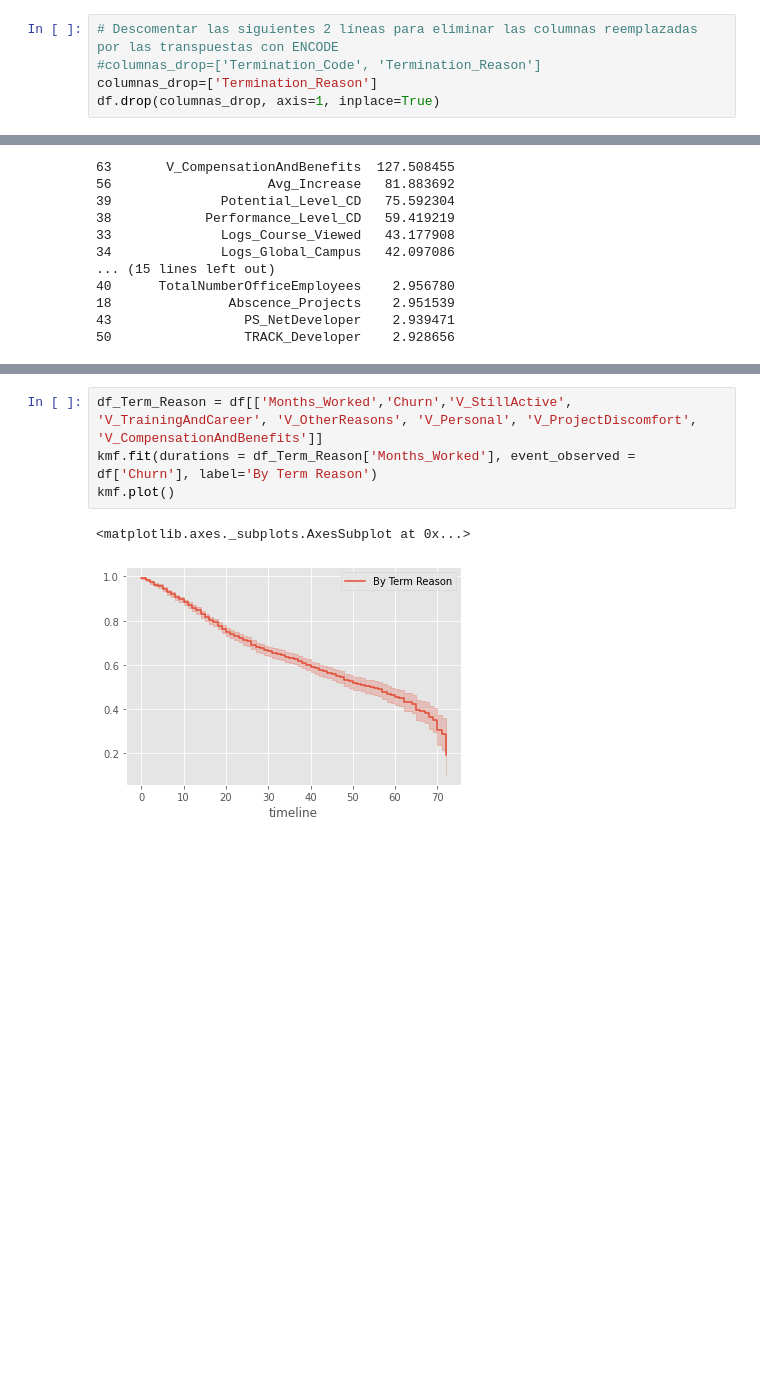
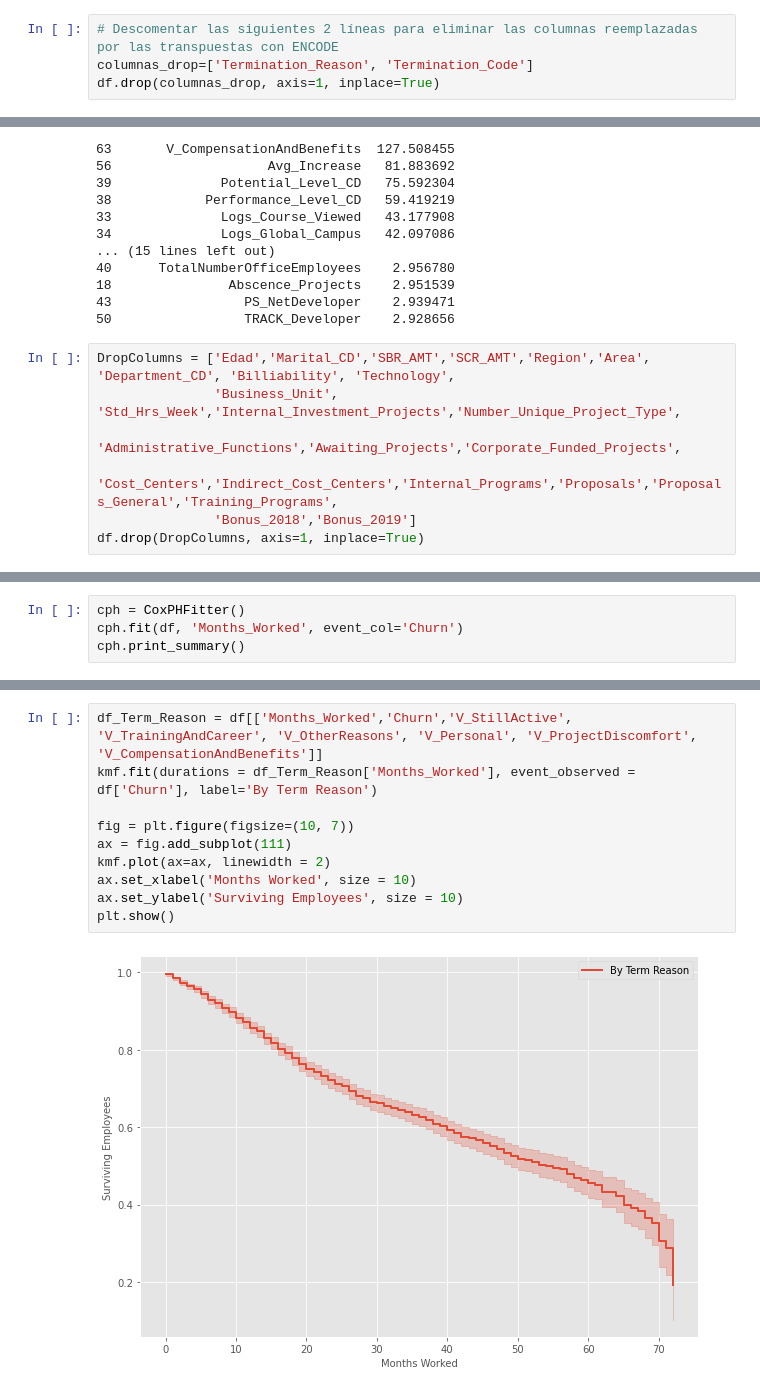
Before and after one commit to WarriorQro78AGC/DT-March21-CapstoneProject, a Jupyter notebook: Src/CapstoneVer2.ipynb, the cells around one changed output, grey strips where cells are left out. Drawn from its saved outputs; the diff is of its cells as text; blank space fills up the shorter version.

Commit message:
Changed Graph Sizes

```diff
--- a/Src/CapstoneVer2.ipynb
+++ b/Src/CapstoneVer2.ipynb
@@ -805,7 +826,6 @@ df = df.join(enc_df.set_index(df.index))
 # %%
 # Descomentar las siguientes 2 líneas para eliminar las columnas reemplazadas por las transpuestas con ENCODE
-#columnas_drop=['Termination_Code', 'Termination_Reason']
-columnas_drop=['Termination_Reason']
+columnas_drop=['Termination_Reason', 'Termination_Code']
 df.drop(columnas_drop, axis=1, inplace=True)
 # %%
 df.head()
@@ -1001,3 +1021,10 @@ print(featureScores.nlargest(30,'Score'))  #print 30 best features
 18               Abscence_Projects    2.951539
 43                 PS_NetDeveloper    2.939471
 50                 TRACK_Developer    2.928656
+# %%
+DropColumns = ['Edad','Marital_CD','SBR_AMT','SCR_AMT','Region','Area', 'Department_CD', 'Billiability', 'Technology',
+               'Business_Unit', 'Std_Hrs_Week','Internal_Investment_Projects','Number_Unique_Project_Type',
+               'Administrative_Functions','Awaiting_Projects','Corporate_Funded_Projects',
+               'Cost_Centers','Indirect_Cost_Centers','Internal_Programs','Proposals','Proposals_General','Training_Programs',
+               'Bonus_2018','Bonus_2019']
+df.drop(DropColumns, axis=1, inplace=True)
@@ -1013,0 +1071,4 @@ kmf.plot()
+# %%
+cph = CoxPHFitter()
+cph.fit(df, 'Months_Worked', event_col='Churn')
+cph.print_summary()
@@ -1014,7 +1084,12 @@ kmf.plot()
 # %%
 df_Term_Reason = df[['Months_Worked','Churn','V_StillActive', 'V_TrainingAndCareer', 'V_OtherReasons', 'V_Personal', 'V_ProjectDiscomfort', 'V_CompensationAndBenefits']]
 kmf.fit(durations = df_Term_Reason['Months_Worked'], event_observed = df['Churn'], label='By Term Reason')
-kmf.plot()
+
+fig = plt.figure(figsize=(10, 7))
+ax = fig.add_subplot(111)
+kmf.plot(ax=ax, linewidth = 2)
+ax.set_xlabel('Months Worked', size = 10)
+ax.set_ylabel('Surviving Employees', size = 10)
+plt.show()
 # %% [output]
-<matplotlib.axes._subplots.AxesSubplot at 0x...>
-[figure, old version]
+[figure, new version]
```
Also changed, not shown: parts of 20 cells of this notebook.
